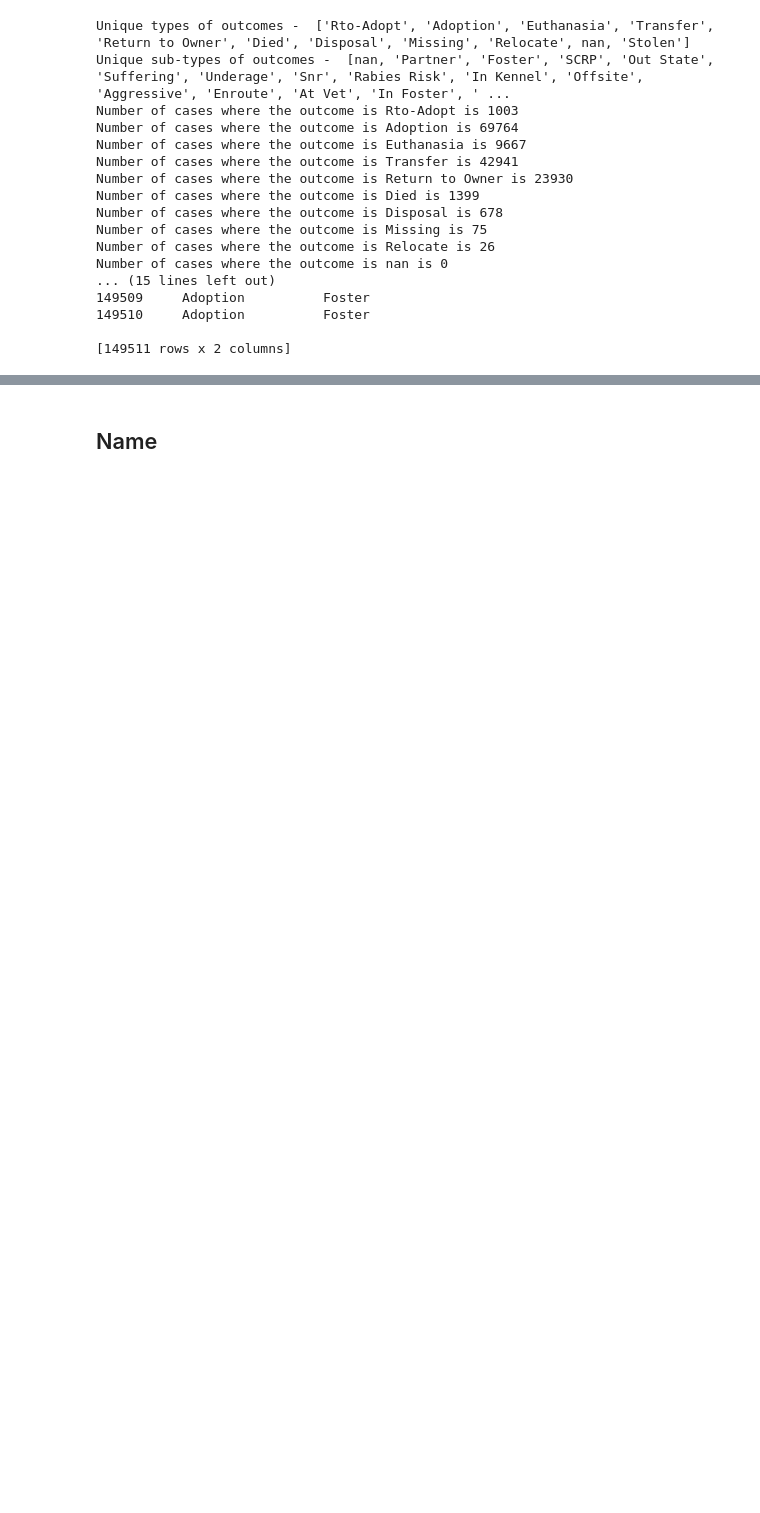
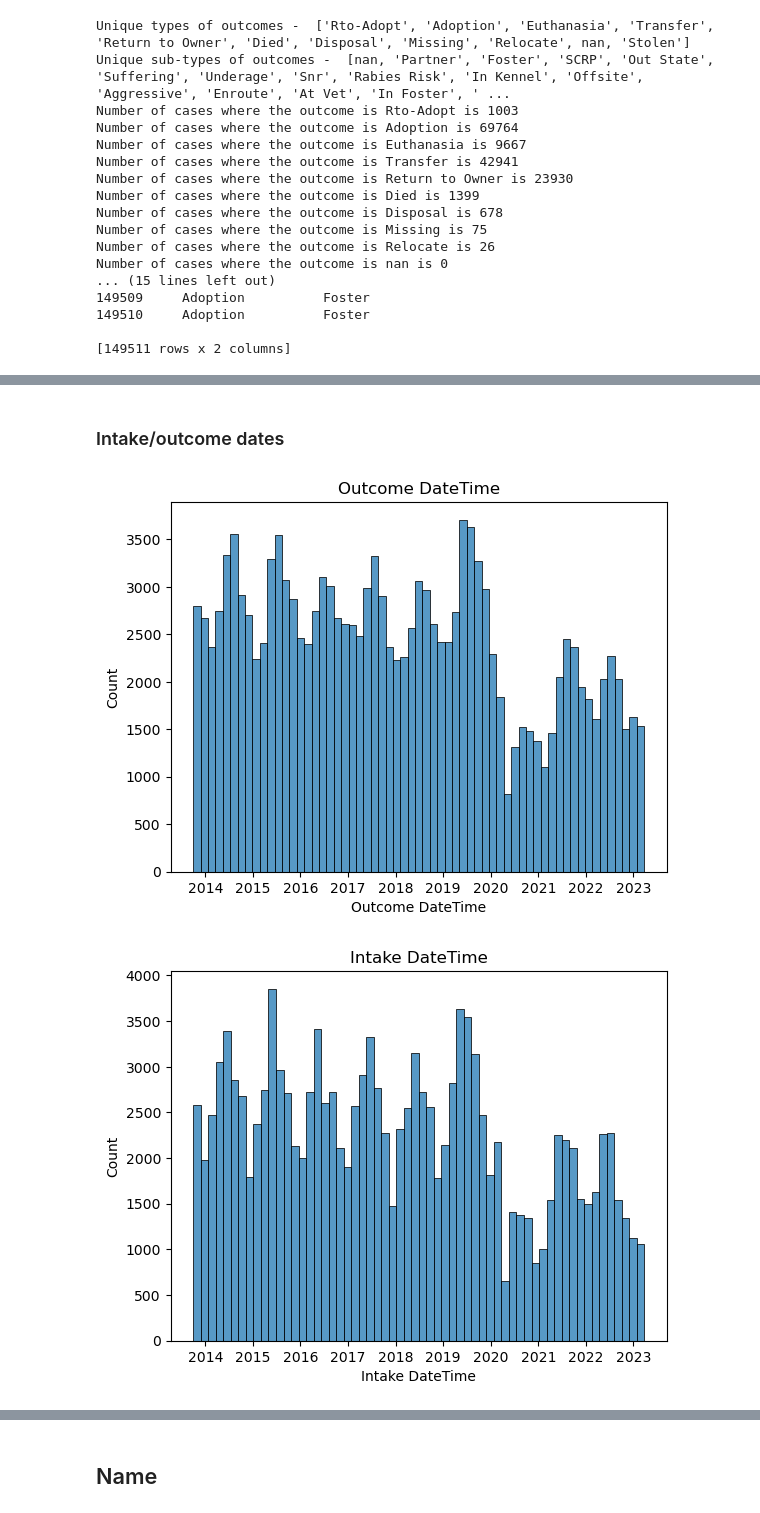
Before and after one commit to i12345/AustinAnimalCenterAnalysis, a Jupyter notebook: prep.ipynb, the cells around one changed output, grey strips where cells are left out. Saved outputs shown, nothing was run; the diff lists cells and outputs as text; code cells hidden in the pictures; blank space fills up the shorter version.

```diff
--- a/prep.ipynb
+++ b/prep.ipynb
@@ -76,4 +91,6 @@ memory usage: 13.7+ MB
 # %%
+# NOTE: this cell can take 45 minutes to run
+
 # Join the intake data with the outcome data;
 # include date and location it was found, intake type and condition,
 # and whether it was neutered/spayed or not at intake
@@ -88,20 +105,21 @@ for column in merge_columns:
 df_out.rename(columns={'DateTime': 'Outcome DateTime', 'MonthYear': 'Outcome MonthYear'}, inplace=True)
 df_in.rename(columns={'DateTime': 'Intake DateTime', 'MonthYear' : 'Intake MonthYear'}, inplace=True)
 
-df_in.set_index('Animal ID')
-df_out.set_index('Animal ID')
+df_out.sort_values(by="Outcome DateTime", ascending=True)
 
-def merge(column):
-    for index in df_in.index:
-        if index in df_out.index:
-            df_out.at[index, column] = df_in.at[index, column]
+df_in["Claimed for merge"] = pd.Series(dtype=bool)
+def merge(columns):
+    for index_out in df_out.index:
+        if (index_out % 1000) == 0:
+            print(f'{(100 * index_out / df_out.shape[0])}% merged')
 
-for column in (merge_columns + ['Intake MonthYear', 'Intake DateTime']):
-    print(f'merging {column}')
-    merge(column)
+        loc_in = (df_in["Animal ID"] == df_out.at[index_out, "Animal ID"]) & (df_in["Intake DateTime"] < df_out.at[index_out, "Outcome DateTime"]) & (df_in["Claimed for merge"] != True)
+        df_in_loc = df_in.loc[loc_in]
+        if df_in_loc.shape[0] > 0:
+            for column in columns:
+                df_out.at[index_out, column] = df_in_loc[column].values[0]
 
-df_in.reset_index()
-df_out.reset_index()
+merge(merge_columns + ['Intake MonthYear', 'Intake DateTime'])
 
 print(df_out)
 # %% [output]
@@ -189,2 +207,21 @@ Data columns (total 19 columns):
 dtypes: datetime64[ns](3), string(16)
 memory usage: 21.7 MB
+# %% [markdown]
+### Intake/outcome dates
+# %%
+sns.histplot(
+    data=df_out,
+    x='Outcome DateTime'
+)
+plt.title('Outcome DateTime')
+plt.show()
+
+sns.histplot(
+    data=df_out,
+    x='Intake DateTime'
+)
+plt.title('Intake DateTime')
+plt.show()
+# %% [output]
+[figure, added]
+[figure, added]
```
Also changed, not shown: parts of 17 cells of this notebook, 5 other files.
